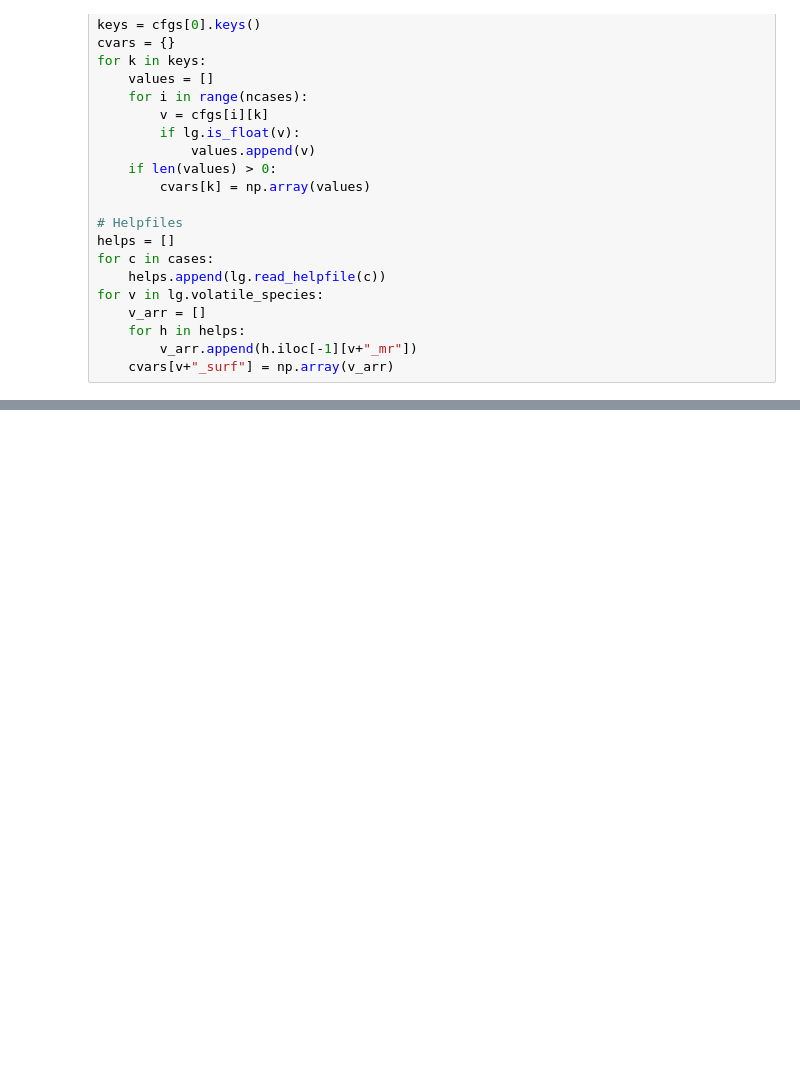
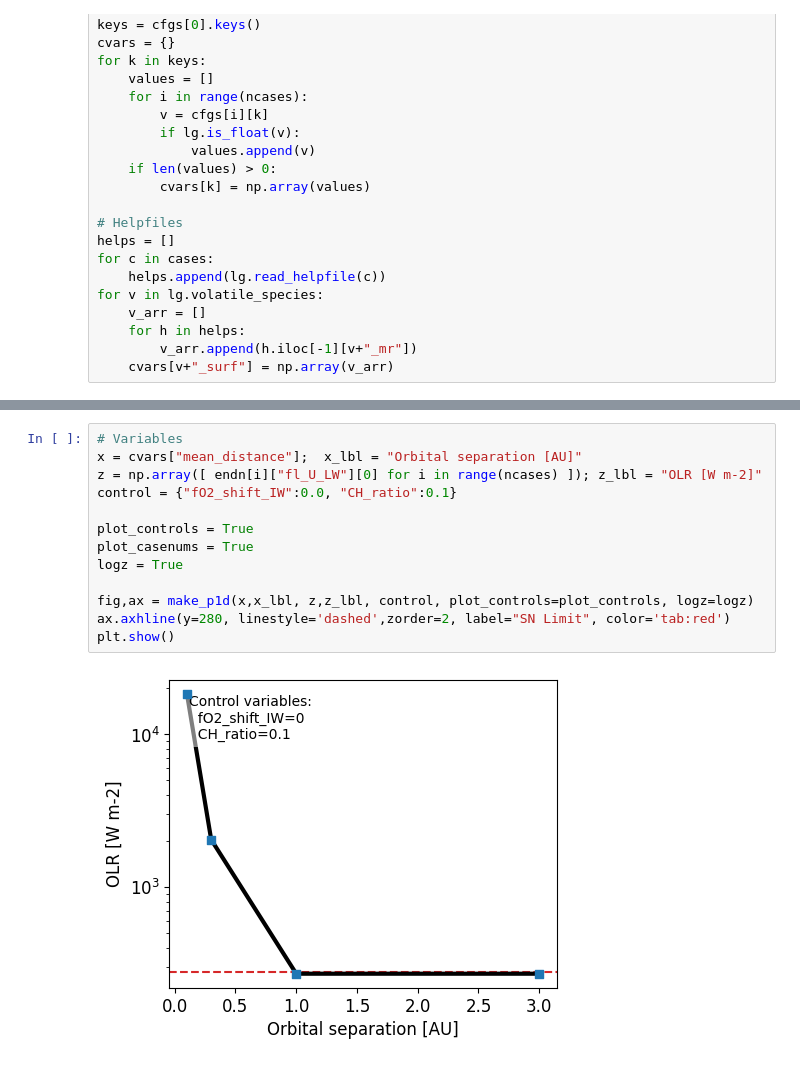
Before and after one commit to nichollsh/proteus_analysis, a Jupyter notebook: scatter_two_params.ipynb, the cells around one changed output, grey strips where cells are left out. Drawn from its saved outputs; the diff is of its cells as text; blank space fills up the shorter version.

```diff
--- a/scatter_two_params.ipynb
+++ b/scatter_two_params.ipynb
@@ -125,0 +188,15 @@ make_s2d(x,x_lbl, y,y_lbl, z,z_lbl, control, plot_casenums=plot_casenums, plot_c
+# %%
+# Variables
+x = cvars["mean_distance"];  x_lbl = "Orbital separation [AU]"
+z = np.array([ endn[i]["fl_U_LW"][0] for i in range(ncases) ]); z_lbl = "OLR [W m-2]"
+control = {"fO2_shift_IW":0.0, "CH_ratio":0.1}
+
+plot_controls = True
+plot_casenums = True
+logz = True
+
+fig,ax = make_p1d(x,x_lbl, z,z_lbl, control, plot_controls=plot_controls, logz=logz)
+ax.axhline(y=280, linestyle='dashed',zorder=2, label="SN Limit", color='tab:red')
+plt.show()
+# %% [output]
+[figure, added]
```
Also changed, not shown: parts of 8 cells of this notebook.
